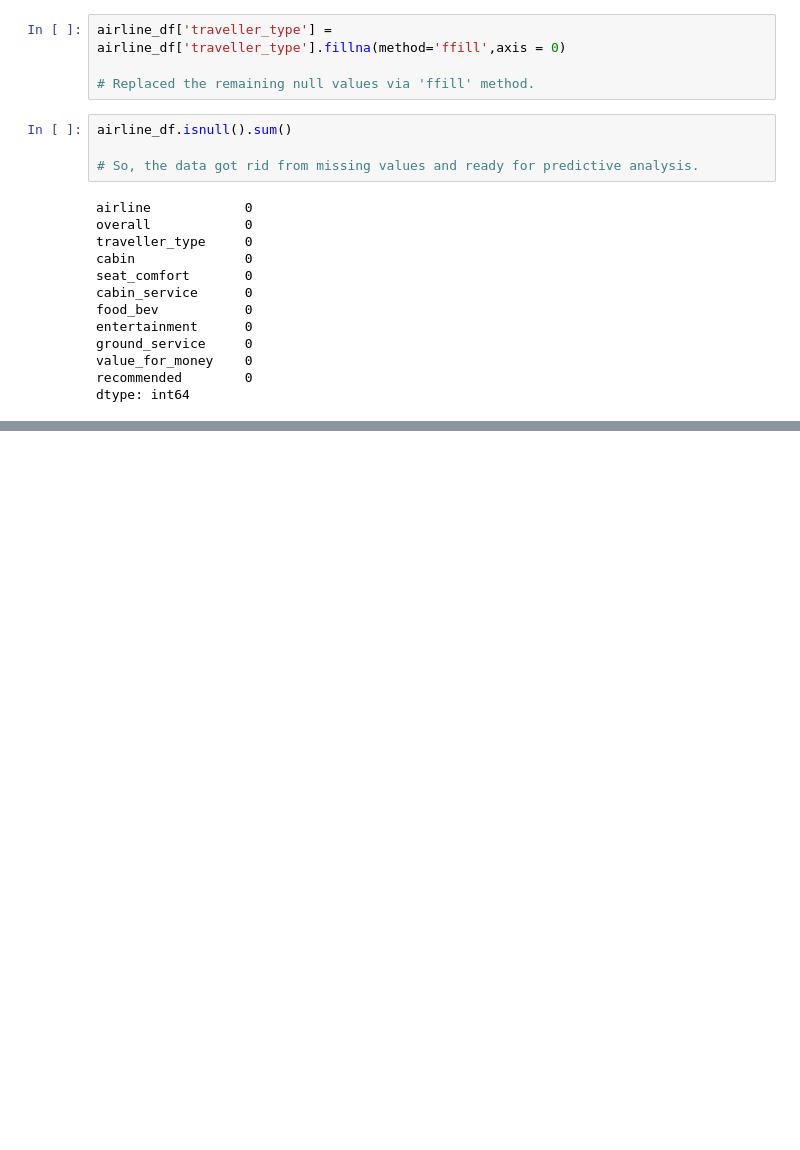
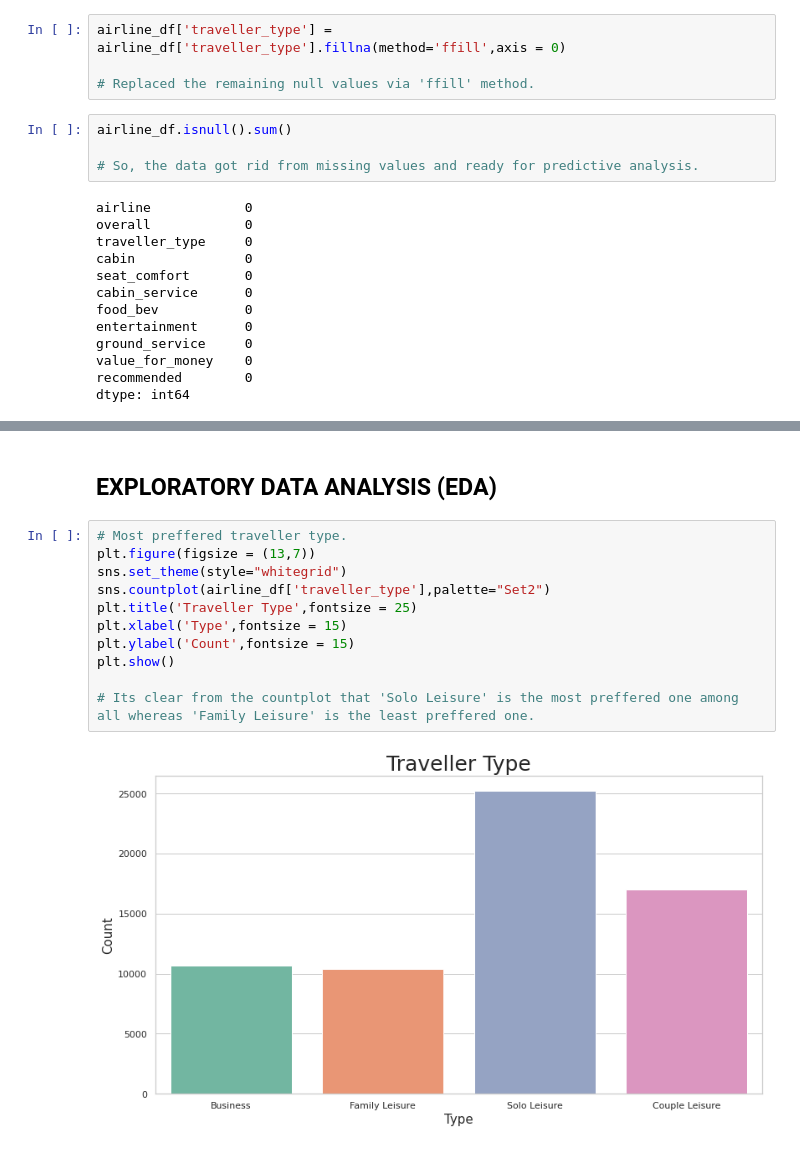
Before and after one commit to Arka1212/Airline-Passenger-Referral-Prediction, a Jupyter notebook: Airline_Passenger_Referral_Prediction.ipynb, the cells around one changed output, grey strips where cells are left out. Drawn from its saved outputs; the diff is of its cells as text; blank space fills up the shorter version.

```diff
--- a/Airline_Passenger_Referral_Prediction.ipynb
+++ b/Airline_Passenger_Referral_Prediction.ipynb
@@ -289,0 +299,15 @@ dtype: int64
+# %% [markdown]
+## **EXPLORATORY DATA ANALYSIS (EDA)**
+# %%
+# Most preffered traveller type.
+plt.figure(figsize = (13,7))
+sns.set_theme(style="whitegrid")
+sns.countplot(airline_df['traveller_type'],palette="Set2")
+plt.title('Traveller Type',fontsize = 25)
+plt.xlabel('Type',fontsize = 15)
+plt.ylabel('Count',fontsize = 15)
+plt.show()
+
+# Its clear from the countplot that 'Solo Leisure' is the most preffered one among all whereas 'Family Leisure' is the least preffered one.
+# %% [output]
+[figure, added]
```
Also changed, not shown: parts of 1 cell of this notebook.
